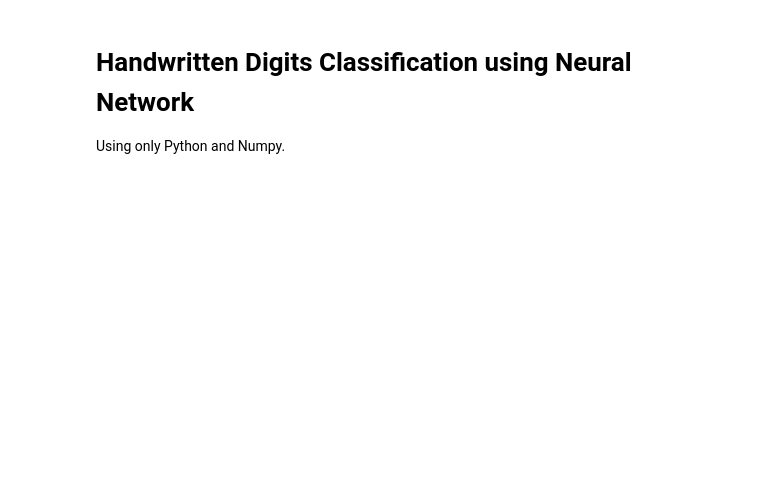
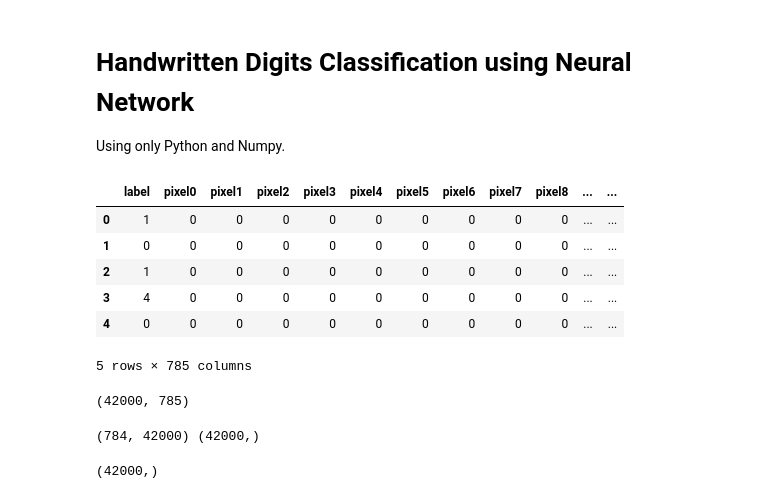
Before and after one commit to bharxhav/handwritten-nn-py, a Jupyter notebook: main.ipynb, the cells around one changed output. Saved outputs shown, nothing was run; the diff lists cells and outputs as text; code cells hidden in the pictures; blank space fills up the shorter version.

```diff
--- a/main.ipynb
+++ b/main.ipynb
@@ -9,3 +8,11 @@ import matplotlib.pyplot as plt
 # %%
-data = pd.read_csv('dataset/train.csv')
-data.head()
+train = pd.read_csv('dataset/train.csv')
+train.head()
+# %% [output]
+|  | label | pixel0 | pixel1 | pixel2 | pixel3 | pixel4 | pixel5 | pixel6 | pixel7 | pixel8 | ... | ... |
+| 0 | 1 | 0 | 0 | 0 | 0 | 0 | 0 | 0 | 0 | 0 | ... | ... |
+| 1 | 0 | 0 | 0 | 0 | 0 | 0 | 0 | 0 | 0 | 0 | ... | ... |
+| 2 | 1 | 0 | 0 | 0 | 0 | 0 | 0 | 0 | 0 | 0 | ... | ... |
+| 3 | 4 | 0 | 0 | 0 | 0 | 0 | 0 | 0 | 0 | 0 | ... | ... |
+| 4 | 0 | 0 | 0 | 0 | 0 | 0 | 0 | 0 | 0 | 0 | ... | ... |
+5 rows × 785 columns
@@ -16,9 +19,13 @@ data.shape
+# %%
+train = np.array(train, dtype=np.float64)
+train.shape
+# %% [output]
+(42000, 785)
 # %%
-np.random.shuffle(data)
-data = data.T
+train = train.T
+Y = train[0]
+X = train[1:]
 
-Y = data[0]
-X = data[1:]
-
-nx -= 1
-X.shape
+print(X.shape, Y.shape)
+# %% [output]
+(784, 42000) (42000,)
@@ -26,0 +32,5 @@ Y
+# %%
+Y.reshape(Y.shape[0], 1)
+Y.shape
+# %% [output]
+(42000,)
```
Also changed, not shown: parts of 23 cells of this notebook.
